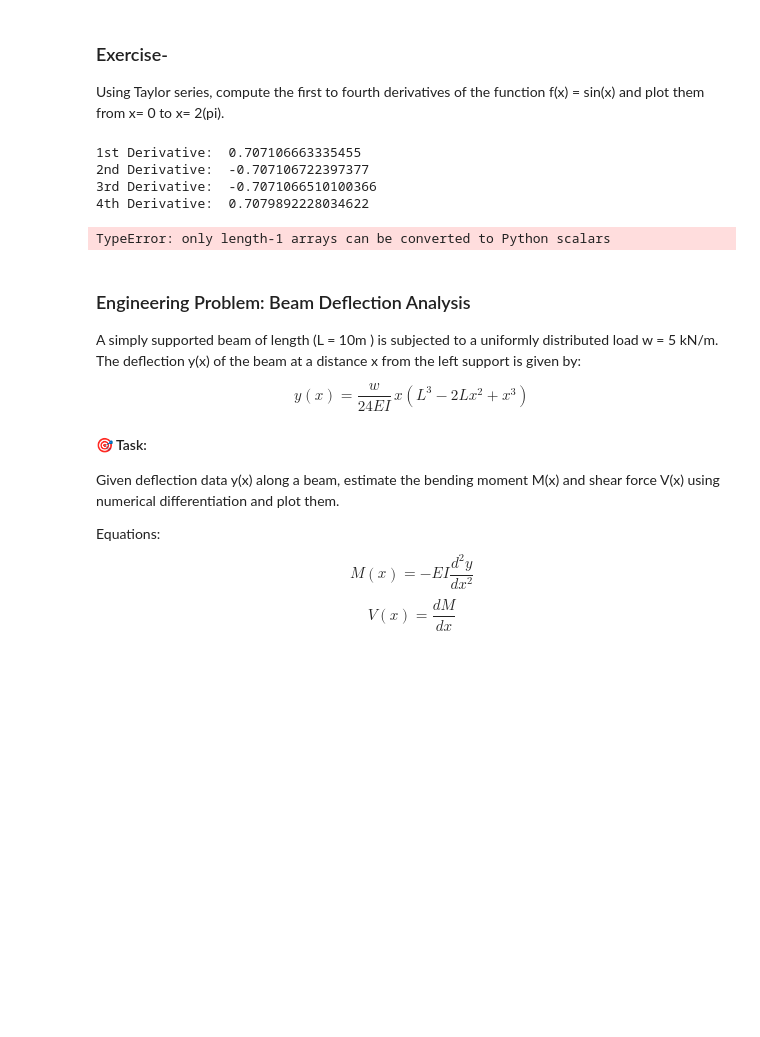
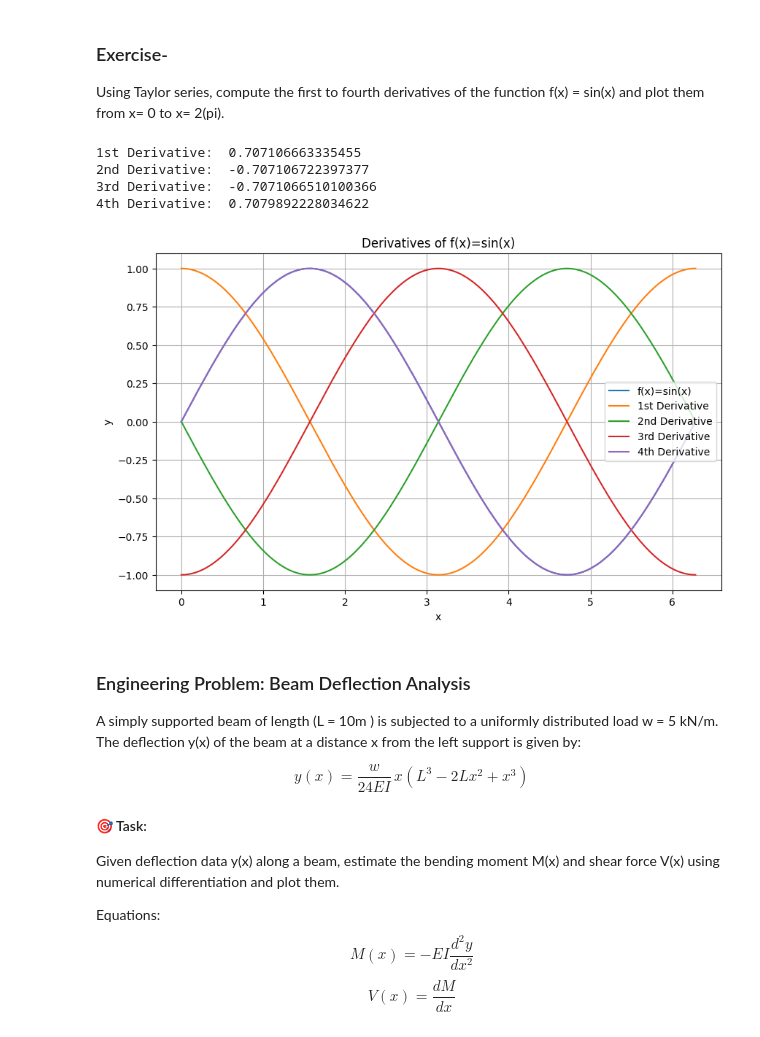
Before and after one commit to JakeC05/Engineering-Methods, a Jupyter notebook: Lecture 10_Interpolation_Differentiation.ipynb, the cells around one changed output. Saved outputs shown, nothing was run; the diff lists cells and outputs as text; code cells hidden in the pictures; blank space fills up the shorter version.

```diff
--- a/Lecture 10_Interpolation_Differentiation.ipynb
+++ b/Lecture 10_Interpolation_Differentiation.ipynb
@@ -79,34 +79,49 @@ Using Taylor series, compute the first to fourth derivatives of the function f(x
 # %%
 import numpy as np
 import matplotlib.pyplot as plt
 def f(x):
-    return math.sin(x)
+    return np.sin(x)
 def df(x):
     return (f(x+h)-f(x-h))/(2*h)
 
 print("1st Derivative: ",df(math.pi/4))
 x=math.pi/4
 h=0.001
 def df2(x):
     return (f(x+h)-2*f(x)+f(x-h))/(h**2)
 print("2nd Derivative: ",f2(math.pi/4))
 def df3(x):
     return (f(x+2*h)-2*f(x+h)+2*f(x-h)-f(x-2*h))/(2*h**3)
 print("3rd Derivative: ",f3(math.pi/4))
 
 def df4(x):
     return (f(x+2*h)-4*f(x+h)+6*f(x)-4*f(x-h)+f(x-2*h))/(h**4)
 print("4th Derivative: ",f4(math.pi/4))
 
-xval=np.linspace(0,2*math.pi,100)
+x_vals=np.linspace(0,2*math.pi,400)
+y1=df(x_vals)
+y2=df2(x_vals)
+y3=df3(x_vals)
+y4=df4(x_vals)
 
-plt.plot(xval,df(xval))
+plt.figure(figsize=(10,6))
+plt.plot(x_vals,f(x_vals))
+plt.plot(x_vals,y1)
+plt.plot(x_vals,y2)
+plt.plot(x_vals,y3)
+plt.plot(x_vals,y4)
+plt.legend(['f(x)=sin(x)','1st Derivative','2nd Derivative','3rd Derivative','4th Derivative'])
+plt.title('Derivatives of f(x)=sin(x)')
+plt.xlabel('x')
+plt.ylabel('y')
+plt.grid(True)
+plt.show()
 # %% [output]
 1st Derivative:  0.707106663335455
 2nd Derivative:  -0.707106722397377
 3rd Derivative:  -0.7071066510100366
 4th Derivative:  0.7079892228034622
-TypeError: only length-1 arrays can be converted to Python scalars
+[figure, added]
 # %% [markdown]
 ### Engineering Problem: Beam Deflection Analysis
 
```
Also changed, not shown: parts of 2 cells of this notebook.
